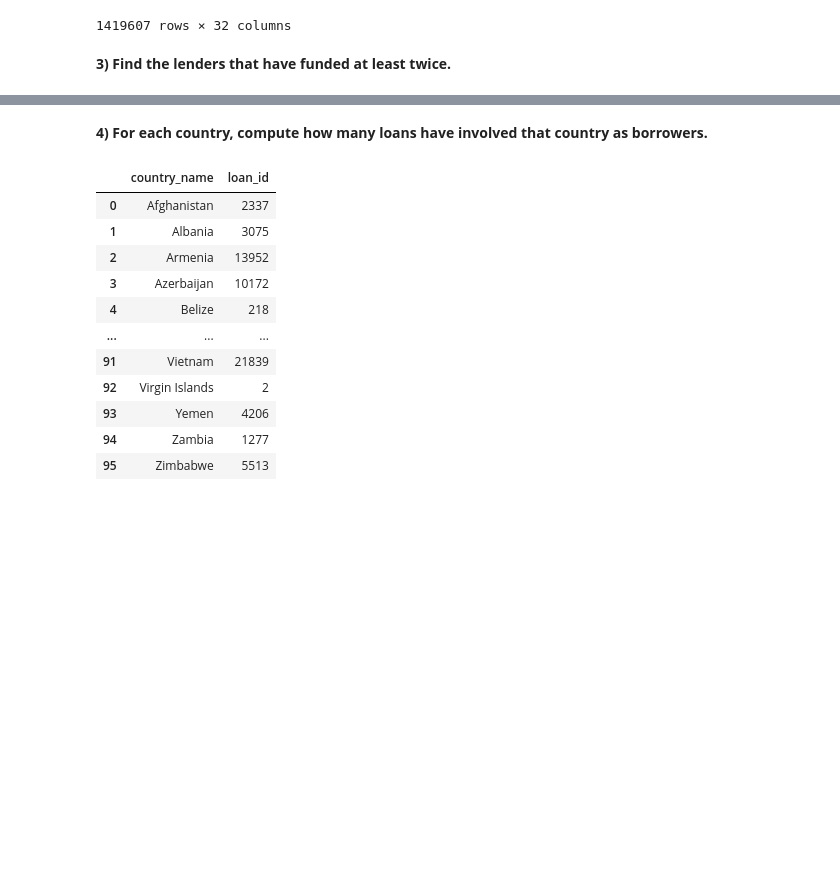
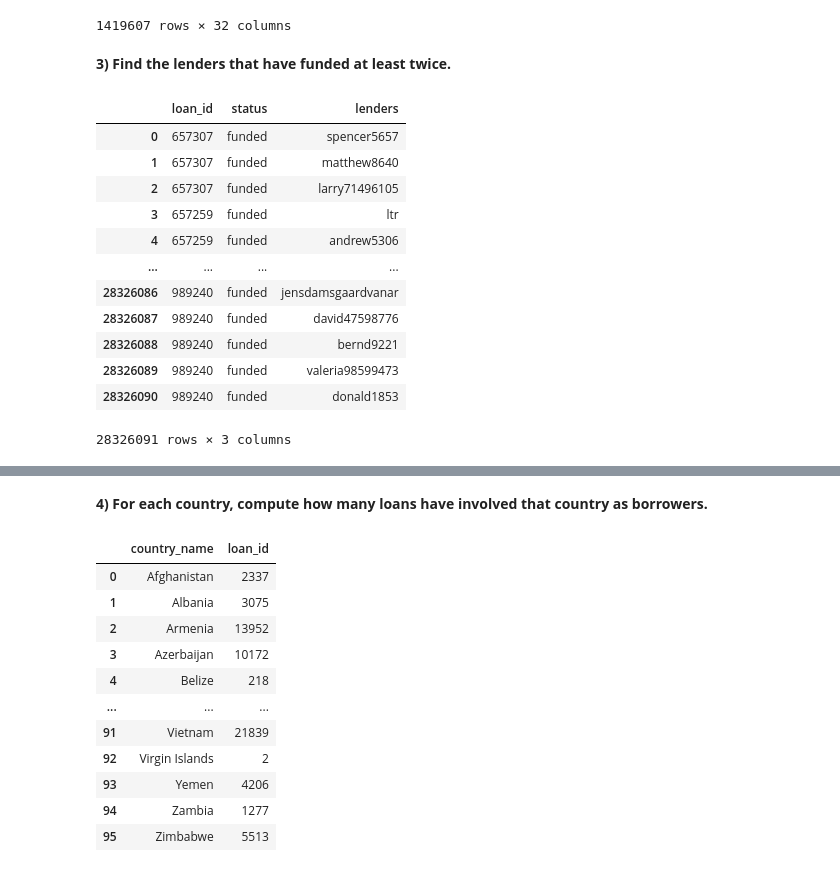
Before and after one commit to MartinaCecchetto/FCS, a Jupyter notebook: progetto_ver1.ipynb, the cells around one changed output, grey strips where cells are left out. Cells and saved outputs as stored; diff of their text form; code cells hidden in the pictures; blank space fills up the shorter version.

```diff
--- a/progetto_ver1.ipynb
+++ b/progetto_ver1.ipynb
@@ -76 +80,17 @@ loans
+# %%
+loanid_status
+# %% [output]
+|  | loan_id | status | lenders |
+| 0 | 657307 | funded | spencer5657 |
+| 1 | 657307 | funded | matthew8640 |
+| 2 | 657307 | funded | larry71496105 |
+| 3 | 657259 | funded | ltr |
+| 4 | 657259 | funded | andrew5306 |
+| ... | ... | ... | ... |
+| 28326086 | 989240 | funded | jensdamsgaardvanar |
+| 28326087 | 989240 | funded | david47598776 |
+| 28326088 | 989240 | funded | bernd9221 |
+| 28326089 | 989240 | funded | valeria98599473 |
+| 28326090 | 989240 | funded | donald1853 |
+28326091 rows × 3 columns
 # %%
```
Also changed, not shown: parts of 14 cells of this notebook.
